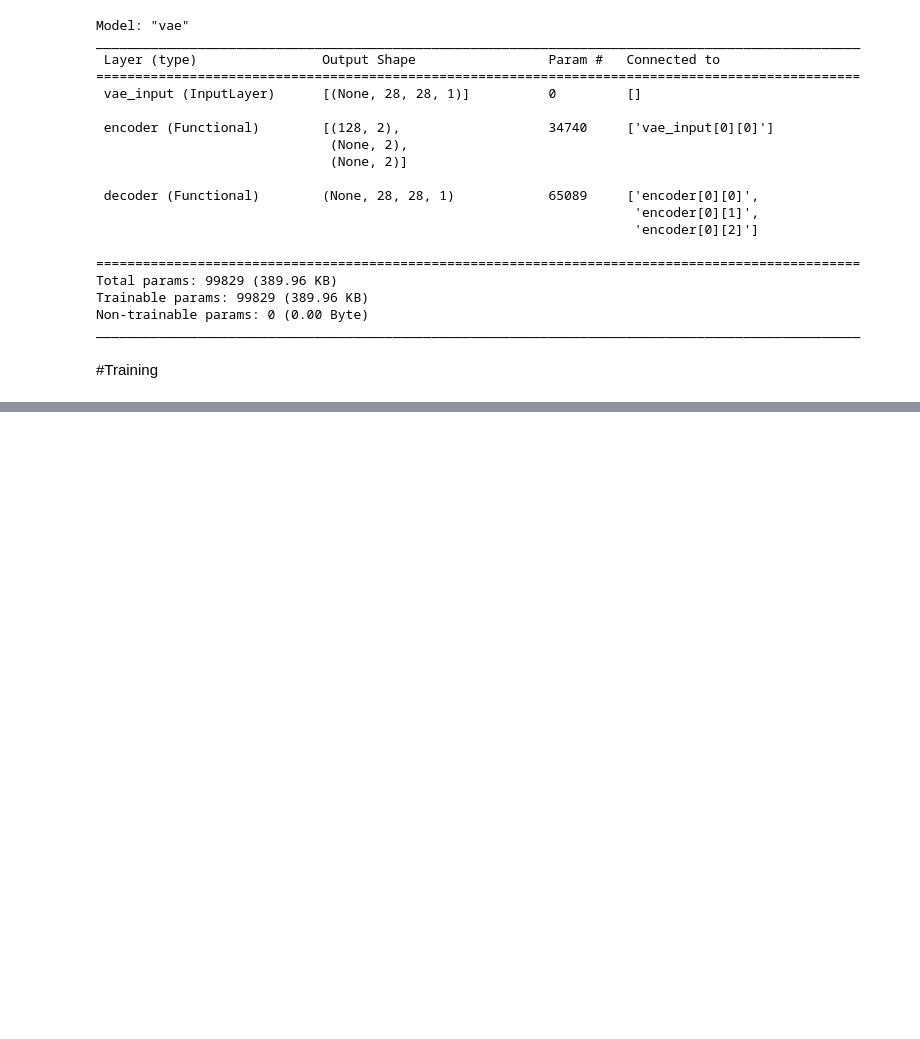
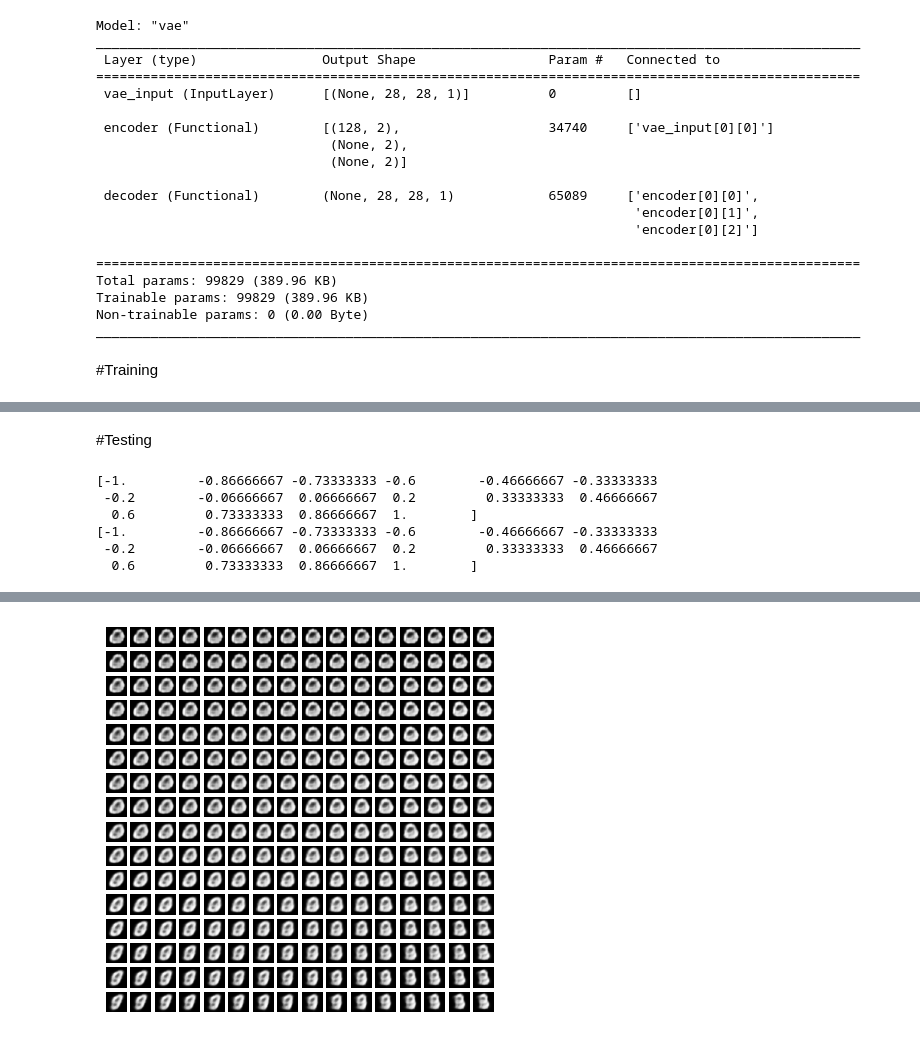
Before and after one commit to LeoMcBills/ML_imageGeneration, a Jupyter notebook: ML_ImageGen.ipynb, the cells around one changed output, grey strips where cells are left out. Cells and saved outputs as stored; diff of their text form; code cells hidden in the pictures; blank space fills up the shorter version.

```diff
--- a/ML_ImageGen.ipynb
+++ b/ML_ImageGen.ipynb
@@ -184,0 +182,31 @@ WARNING:tensorflow:6 out of the last 6 calls to <function _BaseOptimizer._update
+# %% [markdown]
+#Testing
+# %%
+scale=1
+n=16
+# %%
+grid_x = np.linspace(-scale, scale, 16)
+grid_y = np.linspace(-scale, scale, 16)
+# %%
+print(grid_x)
+print(grid_y)
+# %% [output]
+[-1.         -0.86666667 -0.73333333 -0.6        -0.46666667 -0.33333333
+ -0.2        -0.06666667  0.06666667  0.2         0.33333333  0.46666667
+  0.6         0.73333333  0.86666667  1.        ]
+[-1.         -0.86666667 -0.73333333 -0.6        -0.46666667 -0.33333333
+ -0.2        -0.06666667  0.06666667  0.2         0.33333333  0.46666667
+  0.6         0.73333333  0.86666667  1.        ]
+# %%
+plt.figure(figsize=(5, 5))
+k=0
+for i in grid_x:
+  for j in grid_y:
+    ax=plt.subplot(n, n, k+1)
+
+    input=tf.constant([[i,j]])
+    out=vae.layers[2].predict(input)[0][...,0]
+    plt.imshow(out, cmap="Greys_r")
+    plt.axis('off')
+    k+=1
+# %% [output]
@@ -184,0 +230 @@ WARNING:tensorflow:6 out of the last 6 calls to <function _BaseOptimizer._update
+[figure, added]
```
Also changed, not shown: parts of 4 cells of this notebook.
